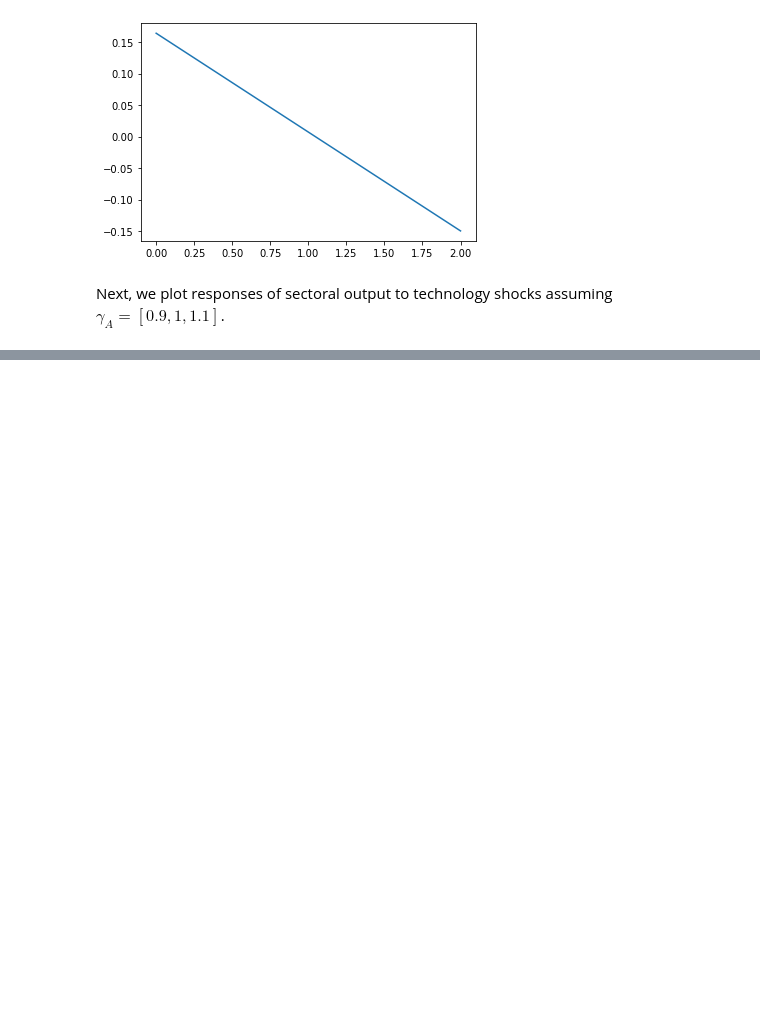
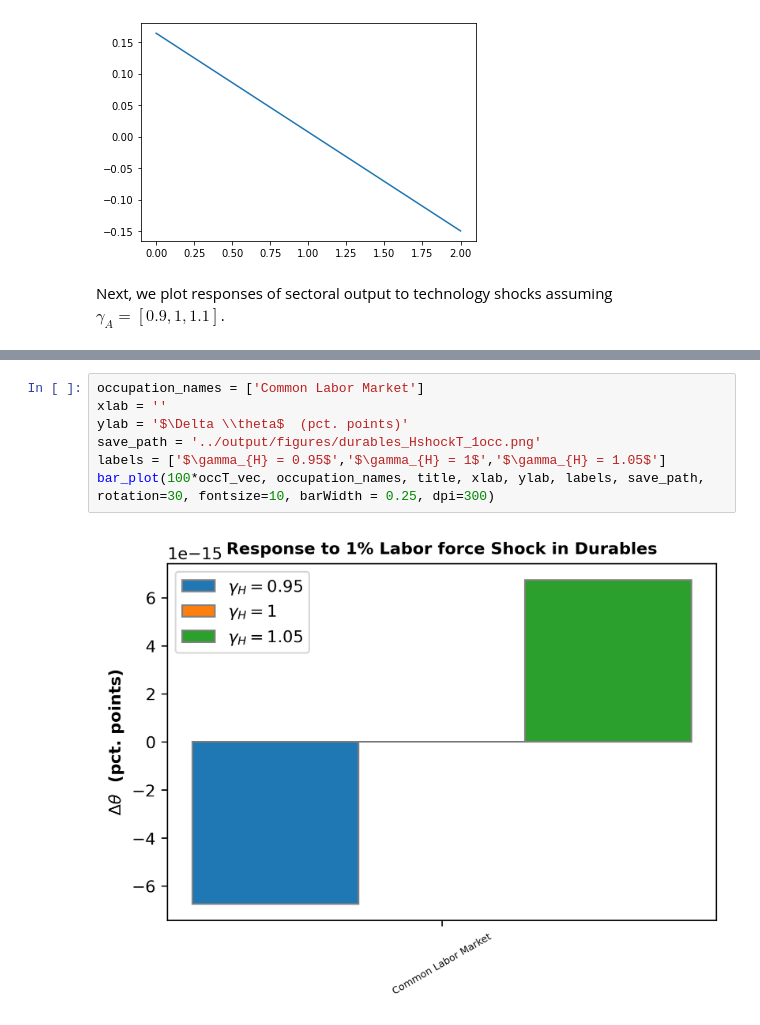
Before and after one commit to hs97/UnemploymentNetwork, a Jupyter notebook: new_code/calib1_single_occupation.ipynb, the cells around one changed output, grey strips where cells are left out. Saved outputs shown, nothing was run; the diff lists cells and outputs as text; blank space fills up the shorter version.

```diff
--- a/new_code/calib1_single_occupation.ipynb
+++ b/new_code/calib1_single_occupation.ipynb
@@ -201,0 +248,9 @@ bar_plot(100*sectorT_vec, sector_names[:-1], title, xlab, ylab, labels, save_pat
+# %%
+occupation_names = ['Common Labor Market']
+xlab = ''
+ylab = '$\Delta \\theta$  (pct. points)'
+save_path = '../output/figures/durables_HshockT_1occ.png'
+labels = ['$\gamma_{H} = 0.95$','$\gamma_{H} = 1$','$\gamma_{H} = 1.05$']
+bar_plot(100*occT_vec, occupation_names, title, xlab, ylab, labels, save_path, rotation=30, fontsize=10, barWidth = 0.25, dpi=300)
+# %% [output]
+[figure, added]
```
Also changed, not shown: parts of 9 cells of this notebook, 16 other files.
